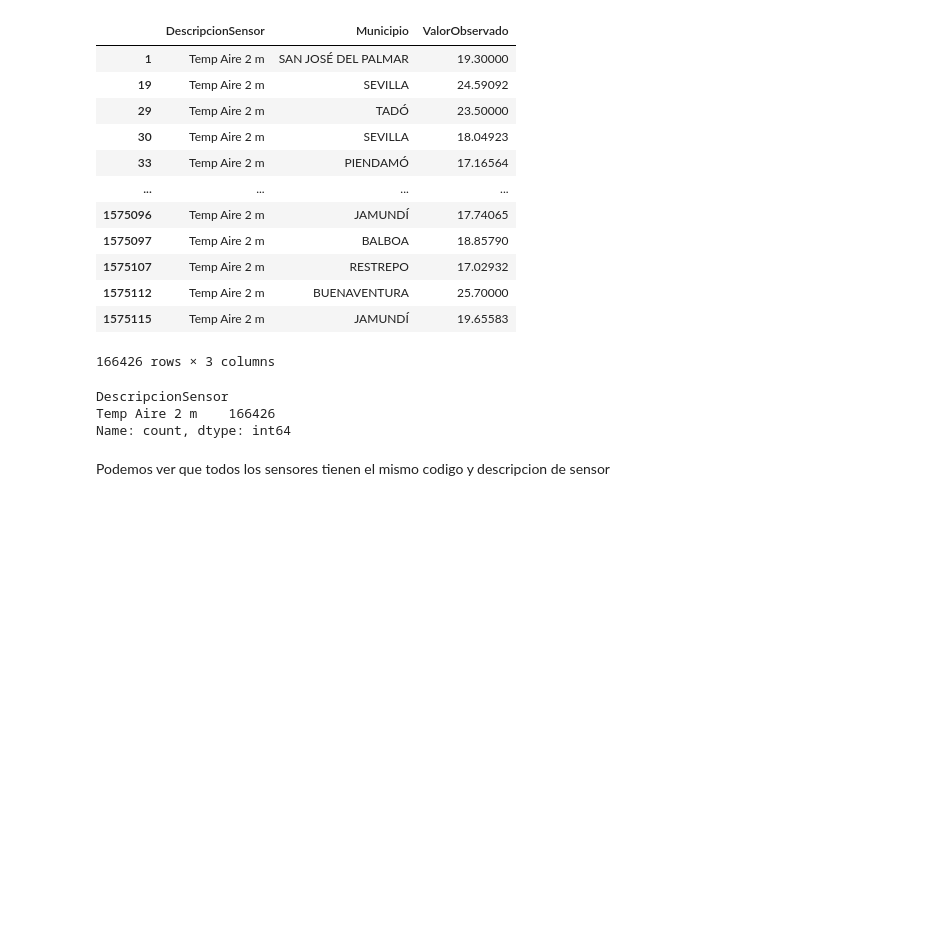
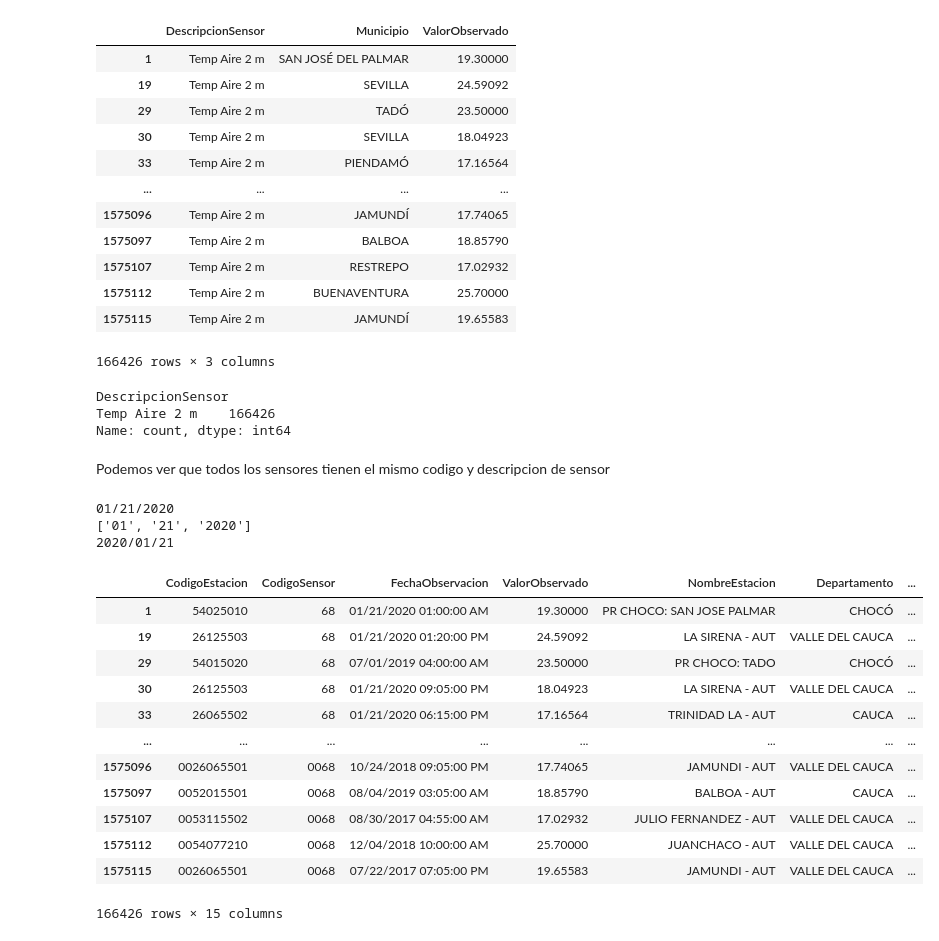
Before and after one commit to JuanRuizIng/Pacific-Data-Analytics, a Jupyter notebook: EDA/EDA.ipynb, the cells around one changed output. Saved outputs shown, nothing was run; the diff lists cells and outputs as text; code cells hidden in the pictures; blank space fills up the shorter version.

Commit message:
Change Date format

```diff
--- a/EDA/EDA.ipynb
+++ b/EDA/EDA.ipynb
@@ -548,5 +548,38 @@ Temp Aire 2 m    166426
 Name: count, dtype: int64
 # %% [markdown]
 Podemos ver que todos los sensores tienen el mismo codigo y descripcion de sensor
+# %%
+#cambiar el formato de la fecha al formato aceptado por sql para fechas YYYY/MM/DD de MM/DD/YYYY
+def transform_date_format(row:str)->str:
+    try:
+        date = re.findall(r'\d+', row)
+        date = ''.join(f'{date[2]}/{date[0]}/{date[1]}')
+        return date
+    except ValueError:
+        print(f'{row} : Dont match the date pattern')
+# %%
+transform_date_format('01/21/2020')
+# %% [output]
+01/21/2020
+['01', '21', '2020']
+2020/01/21
+# %%
+df['Date'] = df.Date.apply(transform_date_format)
+# %%
+df
+# %% [output]
+|  | CodigoEstacion | CodigoSensor | FechaObservacion | ValorObservado | NombreEstacion | Departamento | ... |
+| 1 | 54025010 | 68 | 01/21/2020 01:00:00 AM | 19.30000 | PR CHOCO: SAN JOSE PALMAR | CHOCÓ | ... |
+| 19 | 26125503 | 68 | 01/21/2020 01:20:00 PM | 24.59092 | LA SIRENA - AUT | VALLE DEL CAUCA | ... |
+| 29 | 54015020 | 68 | 07/01/2019 04:00:00 AM | 23.50000 | PR CHOCO: TADO | CHOCÓ | ... |
+| 30 | 26125503 | 68 | 01/21/2020 09:05:00 PM | 18.04923 | LA SIRENA - AUT | VALLE DEL CAUCA | ... |
+| 33 | 26065502 | 68 | 01/21/2020 06:15:00 PM | 17.16564 | TRINIDAD LA - AUT | CAUCA | ... |
+| ... | ... | ... | ... | ... | ... | ... | ... |
+| 1575096 | 0026065501 | 0068 | 10/24/2018 09:05:00 PM | 17.74065 | JAMUNDI - AUT | VALLE DEL CAUCA | ... |
+| 1575097 | 0052015501 | 0068 | 08/04/2019 03:05:00 AM | 18.85790 | BALBOA - AUT | CAUCA | ... |
+| 1575107 | 0053115502 | 0068 | 08/30/2017 04:55:00 AM | 17.02932 | JULIO FERNANDEZ - AUT | VALLE DEL CAUCA | ... |
+| 1575112 | 0054077210 | 0068 | 12/04/2018 10:00:00 AM | 25.70000 | JUANCHACO - AUT | VALLE DEL CAUCA | ... |
+| 1575115 | 0026065501 | 0068 | 07/22/2017 07:05:00 PM | 19.65583 | JAMUNDI - AUT | VALLE DEL CAUCA | ... |
+166426 rows × 15 columns
 # %%
 df.to_csv('../Datos/Datos_Hidrometorologicos_Pacifico.csv', index=False)
```
